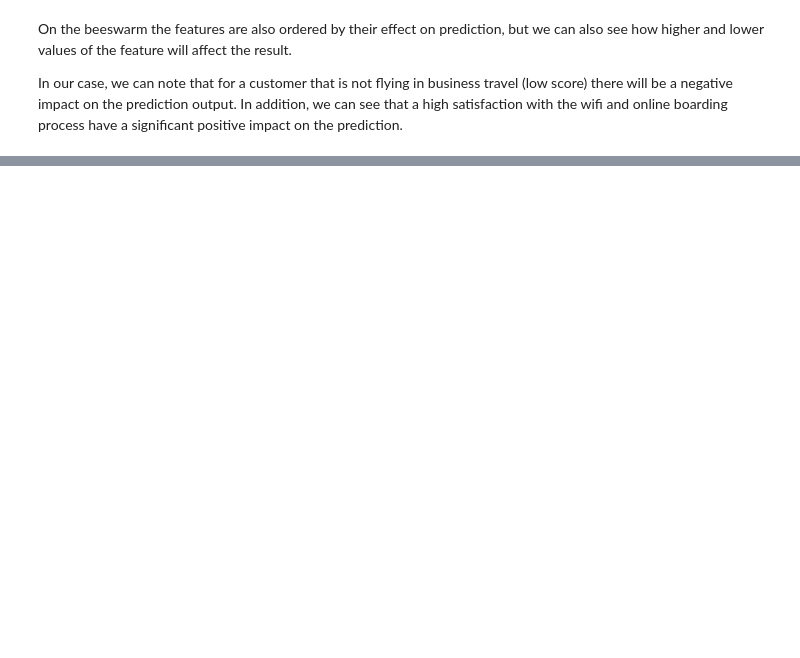
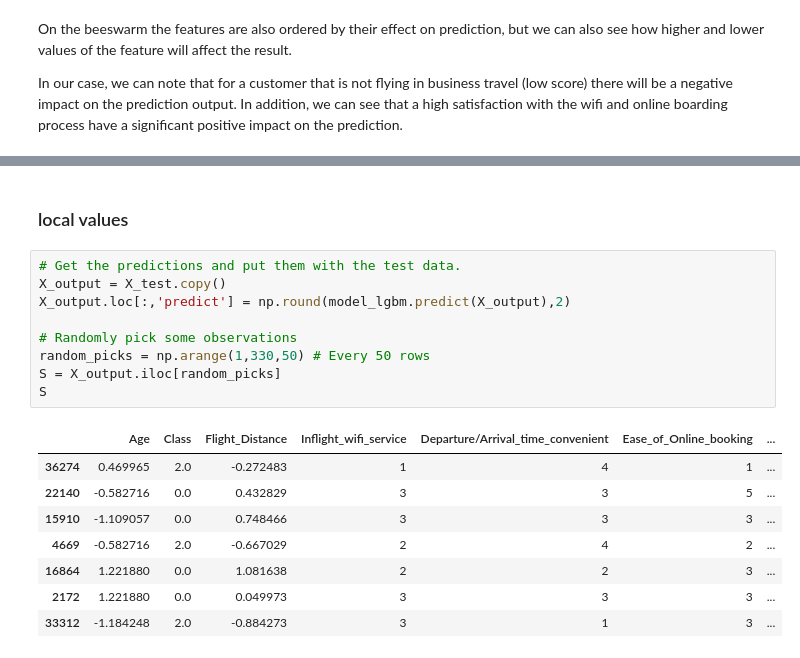
Before and after one commit to McGill-MMA-EnterpriseAnalytics/Airline-Passenger-Satisfaction-Prediction-Part2, a Jupyter notebook: Code/Airline_Data_Model_Explainability.ipynb, the cells around one changed output, grey strips where cells are left out. Cells and saved outputs as stored; diff of their text form; blank space fills up the shorter version.

```diff
--- a/Code/Airline_Data_Model_Explainability.ipynb
+++ b/Code/Airline_Data_Model_Explainability.ipynb
@@ -318,0 +319,20 @@ shap.summary_plot(shap_values, plot_type='violin')
+# %% [markdown]
+### local values
+# %%
+# Get the predictions and put them with the test data.
+X_output = X_test.copy()
+X_output.loc[:,'predict'] = np.round(model_lgbm.predict(X_output),2)
+
+# Randomly pick some observations
+random_picks = np.arange(1,330,50) # Every 50 rows
+S = X_output.iloc[random_picks]
+S
+# %% [output]
+|  | Age | Class | Flight_Distance | Inflight_wifi_service | Departure/Arrival_time_convenient | Ease_of_Online_booking | ... |
+| 36274 | 0.469965 | 2.0 | -0.272483 | 1 | 4 | 1 | ... |
+| 22140 | -0.582716 | 0.0 | 0.432829 | 3 | 3 | 5 | ... |
+| 15910 | -1.109057 | 0.0 | 0.748466 | 3 | 3 | 3 | ... |
+| 4669 | -0.582716 | 2.0 | -0.667029 | 2 | 4 | 2 | ... |
+| 16864 | 1.221880 | 0.0 | 1.081638 | 2 | 2 | 3 | ... |
+| 2172 | 1.221880 | 0.0 | 0.049973 | 3 | 3 | 3 | ... |
+| 33312 | -1.184248 | 2.0 | -0.884273 | 3 | 1 | 3 | ... |
```
Also changed, not shown: parts of 8 cells of this notebook.
